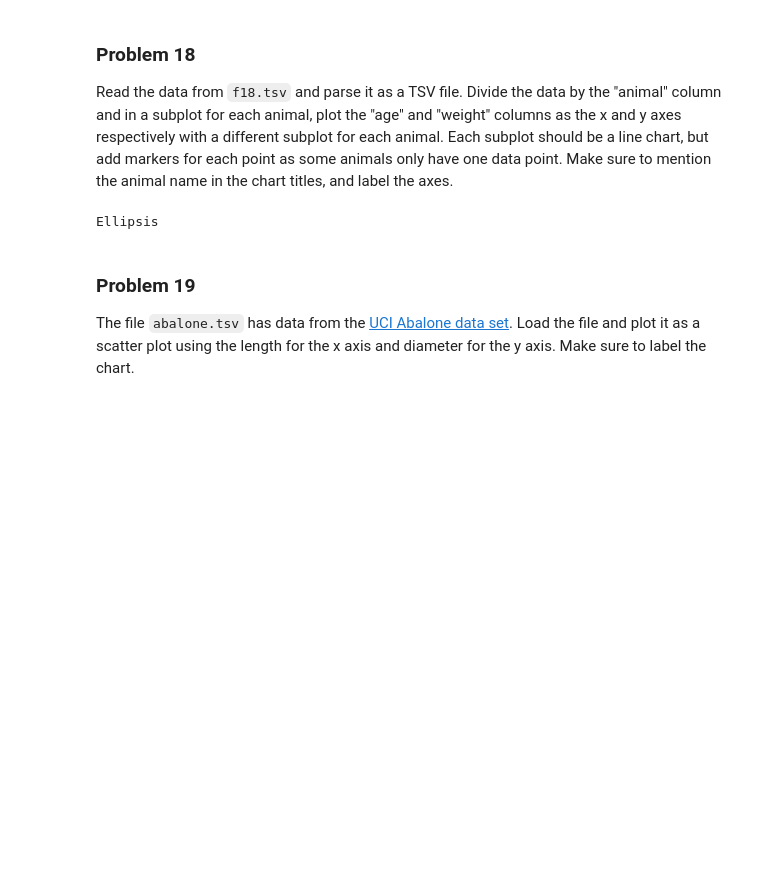
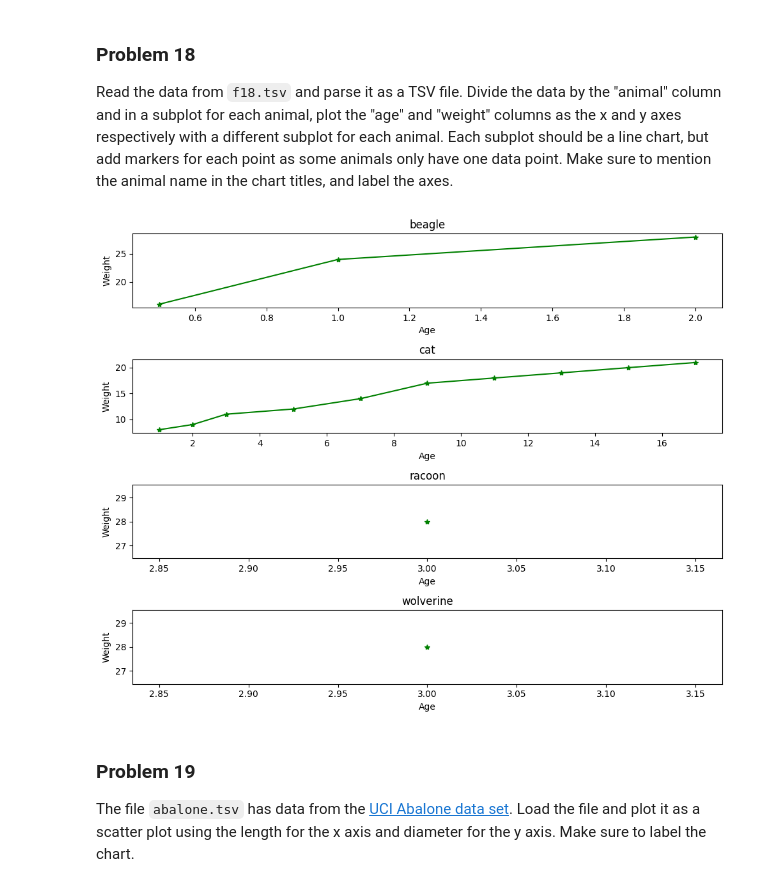
Before and after one commit to garikapativineet/dx602-homework-05, a Jupyter notebook: homework.ipynb, the cells around one changed output. Cells and saved outputs as stored; diff of their text form; code cells hidden in the pictures; blank space fills up the shorter version.

```diff
--- a/homework.ipynb
+++ b/homework.ipynb
@@ -492,12 +492,36 @@ Read the data from `f18.tsv` and parse it as a TSV file.
 Divide the data by the "animal" column and in a subplot for each animal, plot the "age" and "weight" columns as the x and y axes respectively with a different subplot for each animal.
 Each subplot should be a line chart, but add markers for each point as some animals only have one data point.
 Make sure to mention the animal name in the chart titles, and label the axes.
-# %%
-# YOUR CHANGES HERE
-
-...
-# %% [output]
-Ellipsis
+# %%
+# YOUR CHANGES HERE
+animals={}
+
+with open("f18.tsv") as fp:
+    reader = csv.DictReader(fp , dialect = "excel-tab")
+    for row in reader:
+        age = float(row["age"])
+        weight = float(row["weight"])
+        animal_type = row["animal"]
+        if animal_type not in animals:
+            animals[animal_type] = []
+        animals[animal_type].append((age,weight))
+
+plt.figure(figsize=(10,8))
+i=1
+for animal in animals:
+    data_sorted = sorted(animals[animal])
+    ages, weights = zip(*data_sorted)
+    plt.subplot(len(animals),1,i)
+    plt.plot(ages,weights,marker = "*",color="green")
+    plt.title(animal)
+    plt.xlabel("Age")
+    plt.ylabel("Weight")
+    i=i+1
+
+plt.tight_layout()
+plt.show()
+# %% [output]
+[figure, added]
 # %% [markdown]
 ### Problem 19
 
```
Also changed, not shown: parts of 3 cells of this notebook.
